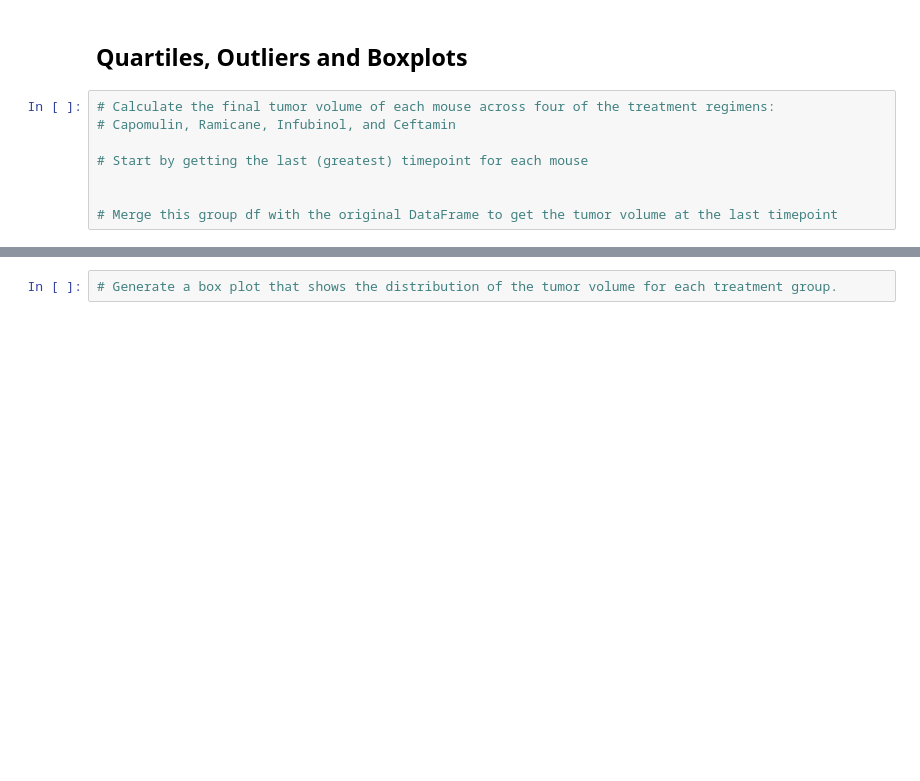
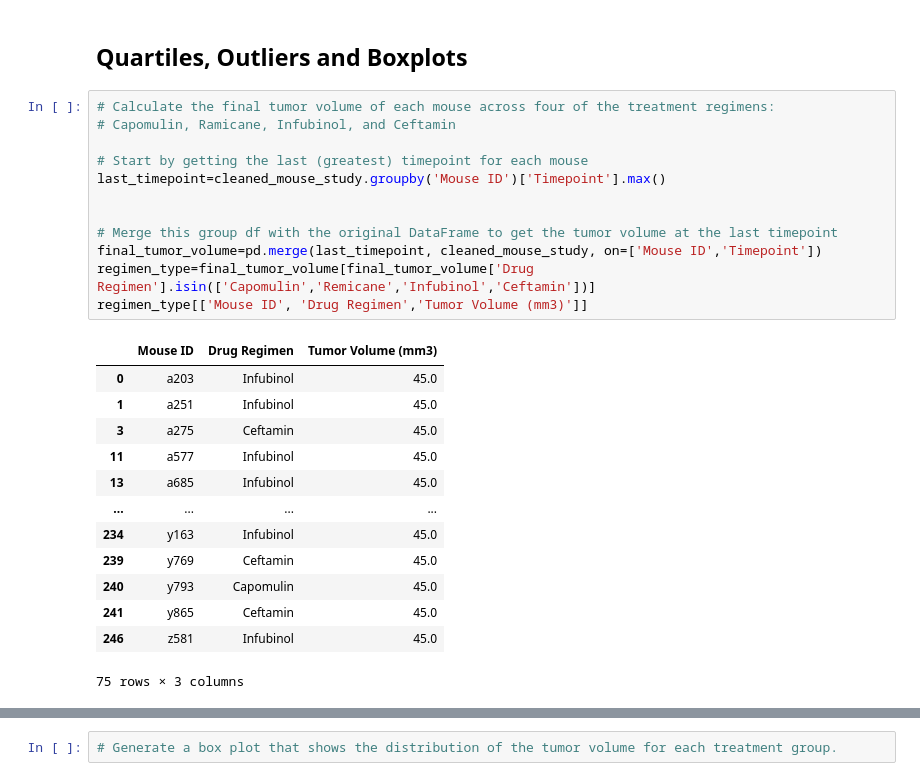
Before and after one commit to SaloumBouchaaya/Pymaceuticals_Challenge, a Jupyter notebook: pymaceuticals_WKBOOK_starter.ipynb, the cells around one changed output, grey strips where cells are left out. Drawn from its saved outputs; the diff is of its cells as text; blank space fills up the shorter version.

```diff
--- a/pymaceuticals_WKBOOK_starter.ipynb
+++ b/pymaceuticals_WKBOOK_starter.ipynb
@@ -172,10 +190,28 @@ summary_stats
 # %%
 # Calculate the final tumor volume of each mouse across four of the treatment regimens:
 # Capomulin, Ramicane, Infubinol, and Ceftamin
 
 # Start by getting the last (greatest) timepoint for each mouse
+last_timepoint=cleaned_mouse_study.groupby('Mouse ID')['Timepoint'].max()
 
 
 # Merge this group df with the original DataFrame to get the tumor volume at the last timepoint
+final_tumor_volume=pd.merge(last_timepoint, cleaned_mouse_study, on=['Mouse ID','Timepoint'])
+regimen_type=final_tumor_volume[final_tumor_volume['Drug Regimen'].isin(['Capomulin','Remicane','Infubinol','Ceftamin'])]
+regimen_type[['Mouse ID', 'Drug Regimen','Tumor Volume (mm3)']]
+# %% [output]
+|  | Mouse ID | Drug Regimen | Tumor Volume (mm3) |
+| 0 | a203 | Infubinol | 45.0 |
+| 1 | a251 | Infubinol | 45.0 |
+| 3 | a275 | Ceftamin | 45.0 |
+| 11 | a577 | Infubinol | 45.0 |
+| 13 | a685 | Infubinol | 45.0 |
+| ... | ... | ... | ... |
+| 234 | y163 | Infubinol | 45.0 |
+| 239 | y769 | Ceftamin | 45.0 |
+| 240 | y793 | Capomulin | 45.0 |
+| 241 | y865 | Ceftamin | 45.0 |
+| 246 | z581 | Infubinol | 45.0 |
+75 rows × 3 columns
 # %%
 # Put treatments into a list for for loop (and later for plot labels)
```
Also changed, not shown: parts of 5 cells of this notebook.
